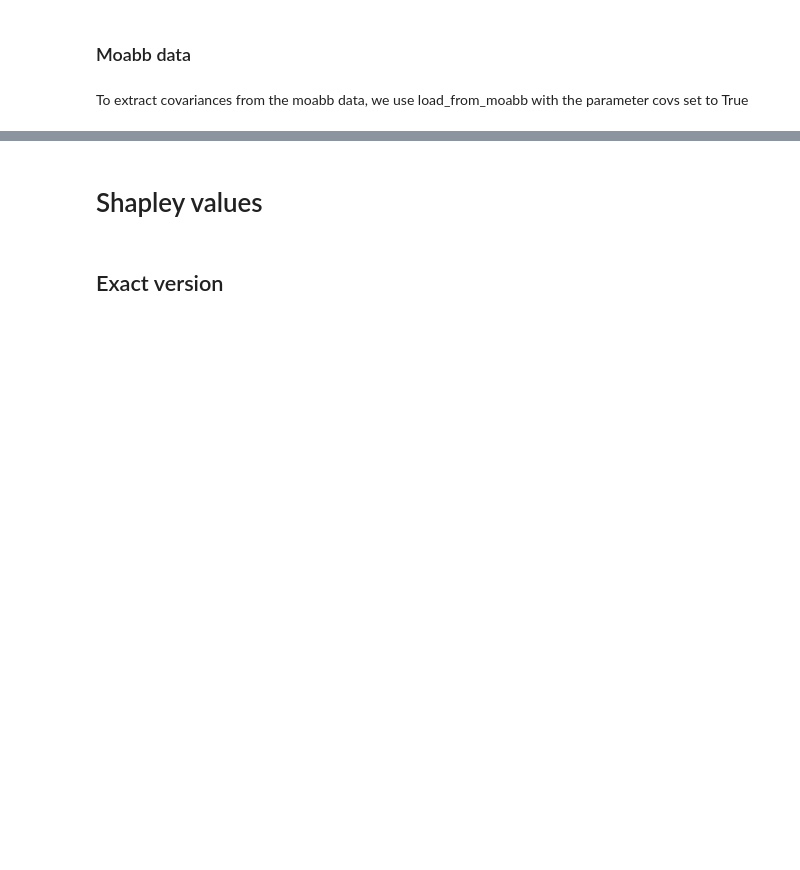
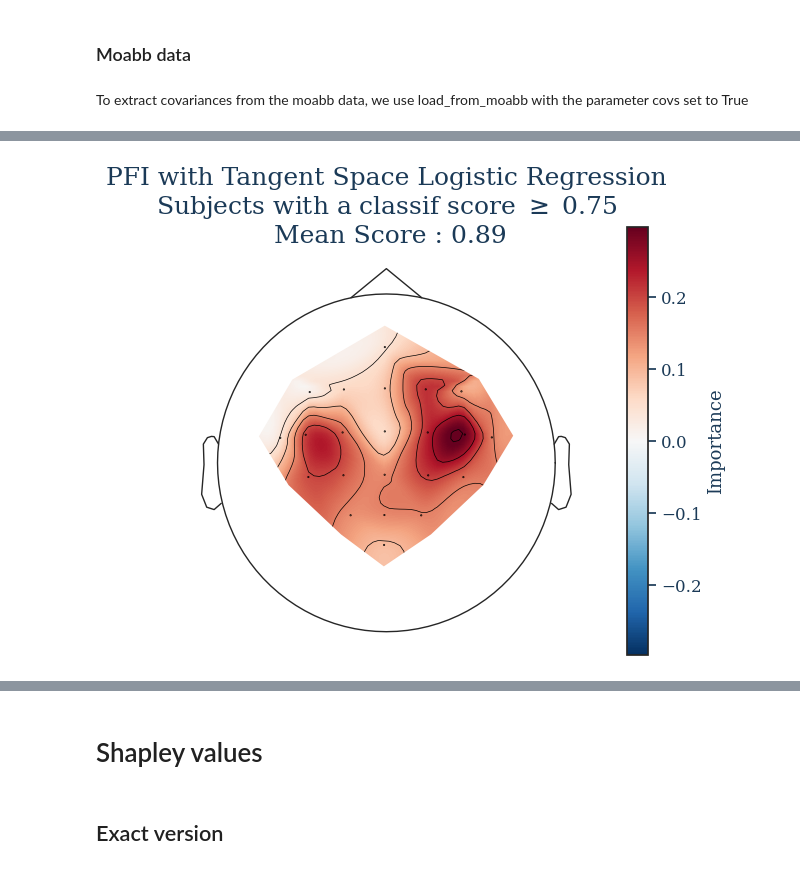
Before and after one commit to oceanemille/Interpretability-Rieman-BCI, a Jupyter notebook: Reproducing_and_Exploring_Results.ipynb, the cells around one changed output, grey strips where cells are left out. Saved outputs shown, nothing was run; the diff lists cells and outputs as text; code cells hidden in the pictures; blank space fills up the shorter version.

```diff
--- a/Reproducing_and_Exploring_Results.ipynb
+++ b/Reproducing_and_Exploring_Results.ipynb
@@ -328,0 +442,2 @@ plot_pannel(importances_all_subjects, list(data_spd.keys()), sensors, scores_all
+# %%
+results_spd_ts_classif = compute_pfi_spd_for_subjects(data_spd, n_splits=10, classifier=TSClassifier)
@@ -329,3 +457,21 @@ plot_pannel(importances_all_subjects, list(data_spd.keys()), sensors, scores_all
+# %%
+from src.data.utils import split_subjects_by_score, stack_subjects_by_field
+high, low = split_subjects_by_score(results_spd_ts_classif)
+importance_HP_subjects = stack_subjects_by_field(results_spd_ts_classif, high, field = "importance")
+accuracy_HP_subjects = stack_subjects_by_field(results_spd_ts_classif, subject_names = high, field = "accuracy")
+
+SCORE_THRESHOLD = 0.75
+
+v_max = np.max(np.abs(np.mean(importance_HP_subjects,axis=0)))
+v_min = -v_max
+
+plot_topomap(np.mean(importance_HP_subjects,axis=0),sensors,
+            title = f"PFI with Tangent Space Logistic Regression\nSubjects with a classif score $\\geq$ {SCORE_THRESHOLD}\n Mean Score : {np.mean(accuracy_HP_subjects):.2f}",
+            vlim=(v_min,v_max),
+            savefile_name='./topomap_HP_subjects_PFI_TSClassifier.pdf',
+            cbar_type = "Permutation")
+# %% [output]
+[figure, added]
 # %%
 deep_perm = DeepFeaturePermutationSPD()
 # %%
```
Also changed, not shown: parts of 59 cells of this notebook, 42 other files.
